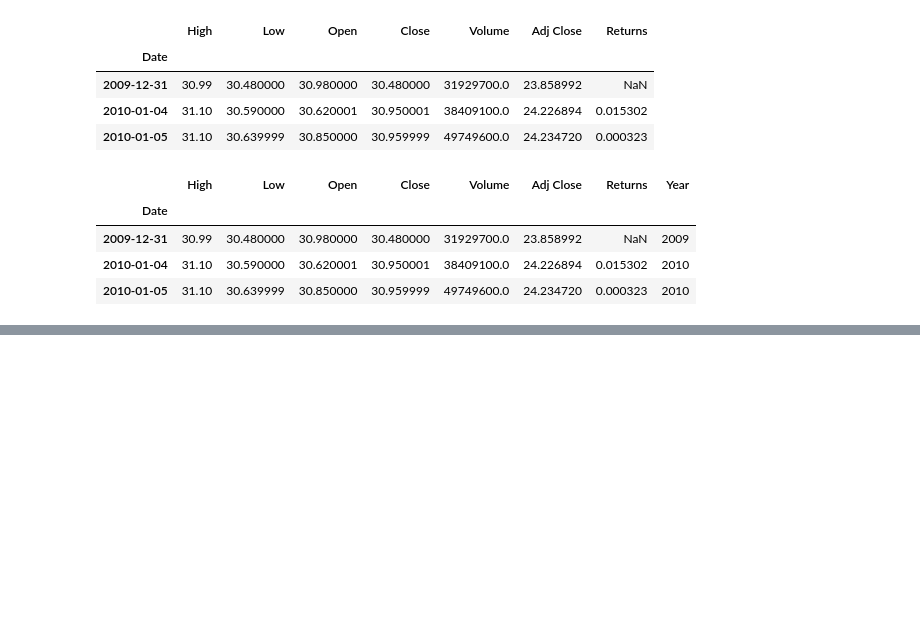
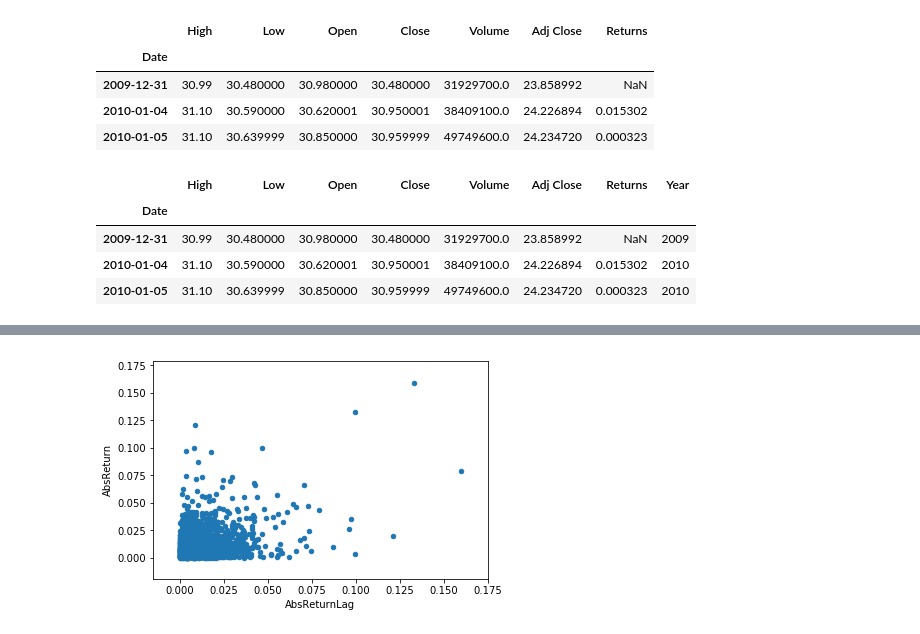
Before and after one commit to simongarisch/streamlit_asset_returns, a Jupyter notebook: notes/Charts.ipynb, the cells around one changed output, grey strips where cells are left out. Drawn from its saved outputs; the diff is of its cells as text; code cells hidden in the pictures; blank space fills up the shorter version.

```diff
--- a/notes/Charts.ipynb
+++ b/notes/Charts.ipynb
@@ -209,0 +222,4 @@ c = alt.Chart(df[df.Year != 2009]).mark_boxplot().encode(
+# %%
+df["AbsReturn"] = df["Returns"].abs()
+df["AbsReturnLag"] = df["AbsReturn"].shift(1)
+df.head()
@@ -209,0 +234,7 @@ c = alt.Chart(df[df.Year != 2009]).mark_boxplot().encode(
+# %%
+ax = df.plot.scatter(
+    x="AbsReturnLag",
+    y="AbsReturn",
+)
+# %% [output]
+[figure, added]
```
Also changed, not shown: parts of 4 cells of this notebook, 1 other file.
